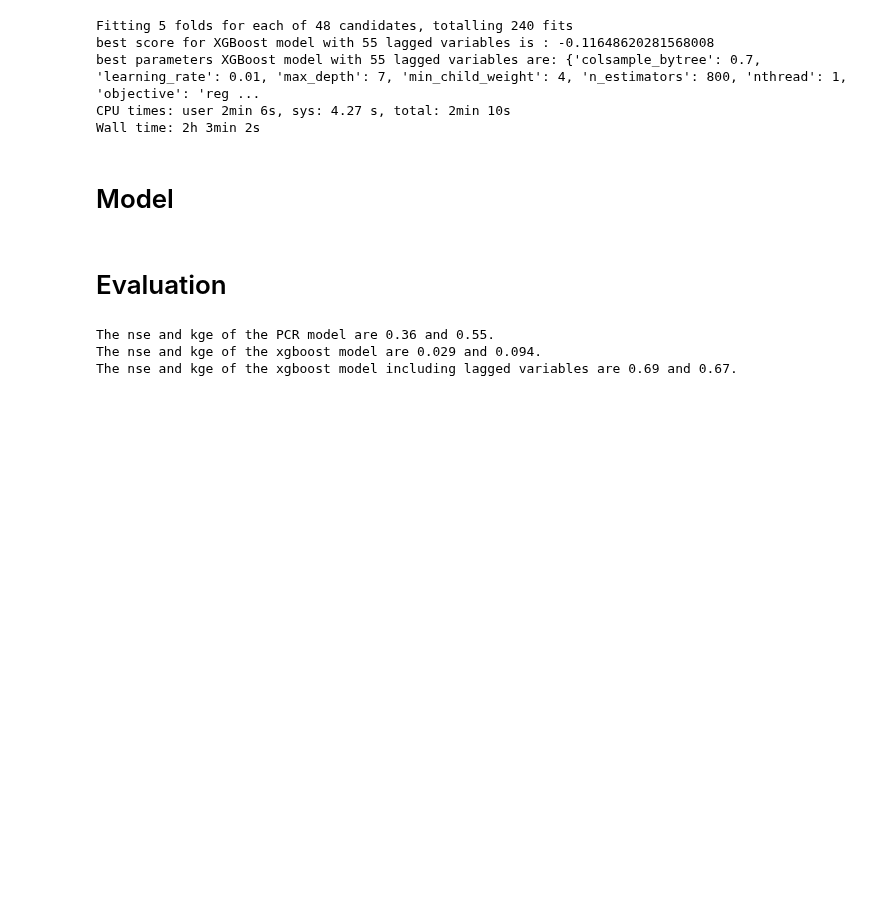
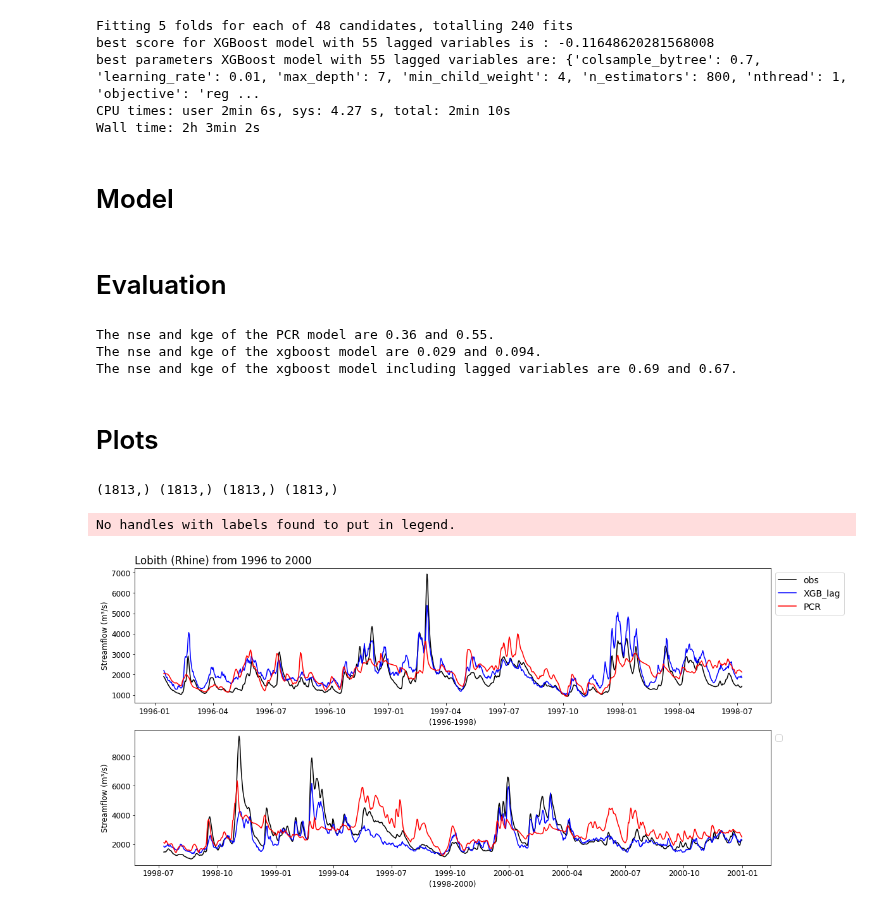
Before and after one commit to Maryam-Afshari/thesis, a Jupyter notebook: xgboost_Lobith.ipynb, the cells around one changed output. Drawn from its saved outputs; the diff is of its cells as text; code cells hidden in the pictures; blank space fills up the shorter version.

```diff
--- a/xgboost_Lobith.ipynb
+++ b/xgboost_Lobith.ipynb
@@ -217,3 +218,64 @@ print("The nse and kge of the xgboost model including lagged variables are {:.2}
 The nse and kge of the PCR model are 0.36 and 0.55.
 The nse and kge of the xgboost model are 0.029 and 0.094.
 The nse and kge of the xgboost model including lagged variables are 0.69 and 0.67.
+# %% [markdown]
+# Plots
+# %%
+# get the desired variables to plot
+y_hat = np.load("/content/drive/MyDrive/Thesis-Afshari/output/ypred_lobith_xgboost_55lag.npy")
+streamflow_pcr = q_lobith.pcr[len_:]
+lobith['datetime'] =  pd.to_datetime(lobith['datetime'], infer_datetime_format=True)
+date = lobith.datetime[len_:]
+print(y_hat.shape, obs.shape, streamflow_pcr.shape, date.shape )
+# %% [output]
+(1813,) (1813,) (1813,) (1813,)
+# %%
+# years to plot
+date_1 = date[:906]
+date_2 = date[906:]
+
+# dividing variables to two years
+actual_1 = y_test[:906]
+actual_2 = y_test[906:]
+
+predicted_1 = y_hat[:906]
+predicted_2 = y_hat[906:]
+
+pcr_prediction_1 = streamflow_pcr[:906]
+pcr_prediction_2 = streamflow_pcr[906:]
+
+# plot the variables
+plt.rcParams.update({'font.size': 14})
+fig, (ax1, ax2) = plt.subplots(2, sharex=False, figsize=(18, 18*2/(1+10**0.5)))
+ax1.plot(date_1, actual_1, "black",label ="obs")
+ax1.plot(date_1, predicted_1, "b", label = "XGB_lag")
+ax1.plot(date_1, pcr_prediction_1,"r", label = "PCR")
+
+ax2.plot(date_2, actual_2,"black")
+ax2.plot(date_2, predicted_2,"b")
+ax2.plot(date_2, pcr_prediction_2, "r")
+
+# tweak the axes
+ax1.set_title('Lobith (Rhine) from 1996 to 2000', loc ="left")
+ax1.set_ylabel('Streamflow (m³/s)', fontsize = 12)
+ax2.set_ylabel('Streamflow (m³/s)', fontsize = 12)
+ax1.set_xlabel('(1996-1998)', fontsize =12)
+ax2.set_xlabel('(1998-2000)', fontsize =12)
+
+#spacing = 90
+
+for ax in (ax1, ax2):
+  ax.tick_params(axis='y', labelsize=12)
+  ax.tick_params(axis='x', labelsize=12)
+  ax.legend(bbox_to_anchor=(1.0, 1.0), loc='upper left')
+  #visible = ax.xaxis.get_ticklabels()[::spacing]
+  #for label in ax.xaxis.get_ticklabels():
+        #if label not in visible:
+          #label.set_visible(False)
+
+
+
+plt.savefig("/content/drive/MyDrive/Thesis-Afshari/figures/1996-2001_lobith_XGB_lag.png")
+# %% [output]
+No handles with labels found to put in legend.
+[figure, added]
```
Also changed, not shown: parts of 6 cells of this notebook.
